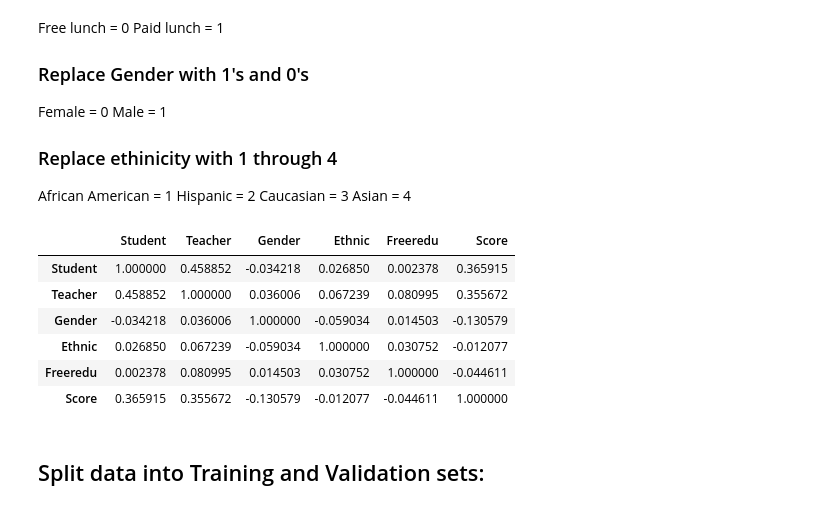
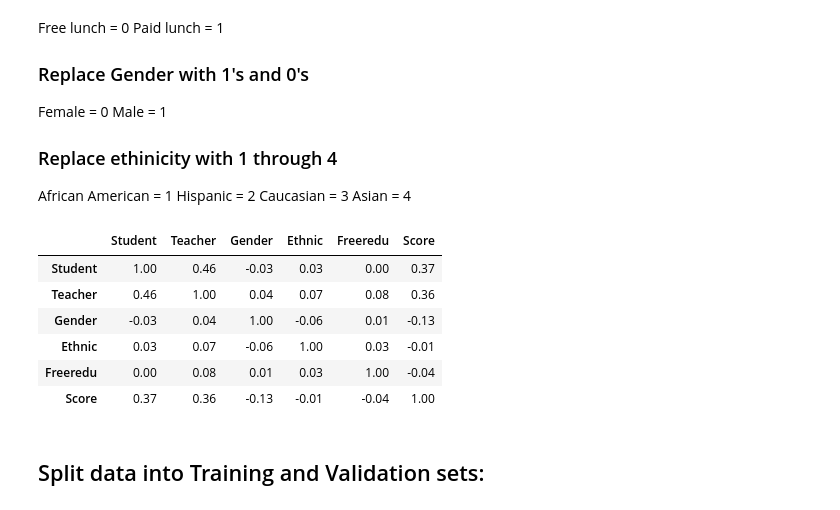
Before and after one commit to ChenMaster7/CEE697M-FINAL-PROJECT, a Jupyter notebook: Final-Project-Chen-Prasad.ipynb, the cells around one changed output. Saved outputs shown, nothing was run; the diff lists cells and outputs as text; code cells hidden in the pictures.

```diff
--- a/Final-Project-Chen-Prasad.ipynb
+++ b/Final-Project-Chen-Prasad.ipynb
@@ -56,32 +59,33 @@ df = df.dropna()
 # %%
 # Teacher
 df.replace('Ruger',1,inplace=True)
 df.replace('Wesson',2,inplace=True)
 df.replace('Smith',3,inplace=True)
 
 # Lunch status
 df.replace('Free lunch',0,inplace=True)
 df.replace('Paid lunch',1,inplace=True)
 
 # Gender:
 df.replace('Female',0,inplace=True)
 df.replace('Male',1,inplace=True)
 
 #Ethnicity
 df.replace('African-American',1,inplace=True)
 df.replace('Hispanic',2,inplace=True)
 df.replace('Caucasian',3,inplace=True)
 df.replace('Asian',4,inplace=True)
 
-df.corr()
+corrM = df.corr()
+corrM.style.background_gradient(cmap='coolwarm').set_precision(2)
 # %% [output]
 |  | Student | Teacher | Gender | Ethnic | Freeredu | Score |
-| Student | 1.000000 | 0.458852 | -0.034218 | 0.026850 | 0.002378 | 0.365915 |
-| Teacher | 0.458852 | 1.000000 | 0.036006 | 0.067239 | 0.080995 | 0.355672 |
-| Gender | -0.034218 | 0.036006 | 1.000000 | -0.059034 | 0.014503 | -0.130579 |
-| Ethnic | 0.026850 | 0.067239 | -0.059034 | 1.000000 | 0.030752 | -0.012077 |
-| Freeredu | 0.002378 | 0.080995 | 0.014503 | 0.030752 | 1.000000 | -0.044611 |
-| Score | 0.365915 | 0.355672 | -0.130579 | -0.012077 | -0.044611 | 1.000000 |
+| Student | 1.00 | 0.46 | -0.03 | 0.03 | 0.00 | 0.37 |
+| Teacher | 0.46 | 1.00 | 0.04 | 0.07 | 0.08 | 0.36 |
+| Gender | -0.03 | 0.04 | 1.00 | -0.06 | 0.01 | -0.13 |
+| Ethnic | 0.03 | 0.07 | -0.06 | 1.00 | 0.03 | -0.01 |
+| Freeredu | 0.00 | 0.08 | 0.01 | 0.03 | 1.00 | -0.04 |
+| Score | 0.37 | 0.36 | -0.13 | -0.01 | -0.04 | 1.00 |
 # %% [markdown]
 ## Split data into Training and Validation sets:
 # %% [markdown]
```
Also changed, not shown: parts of 4 cells of this notebook.
